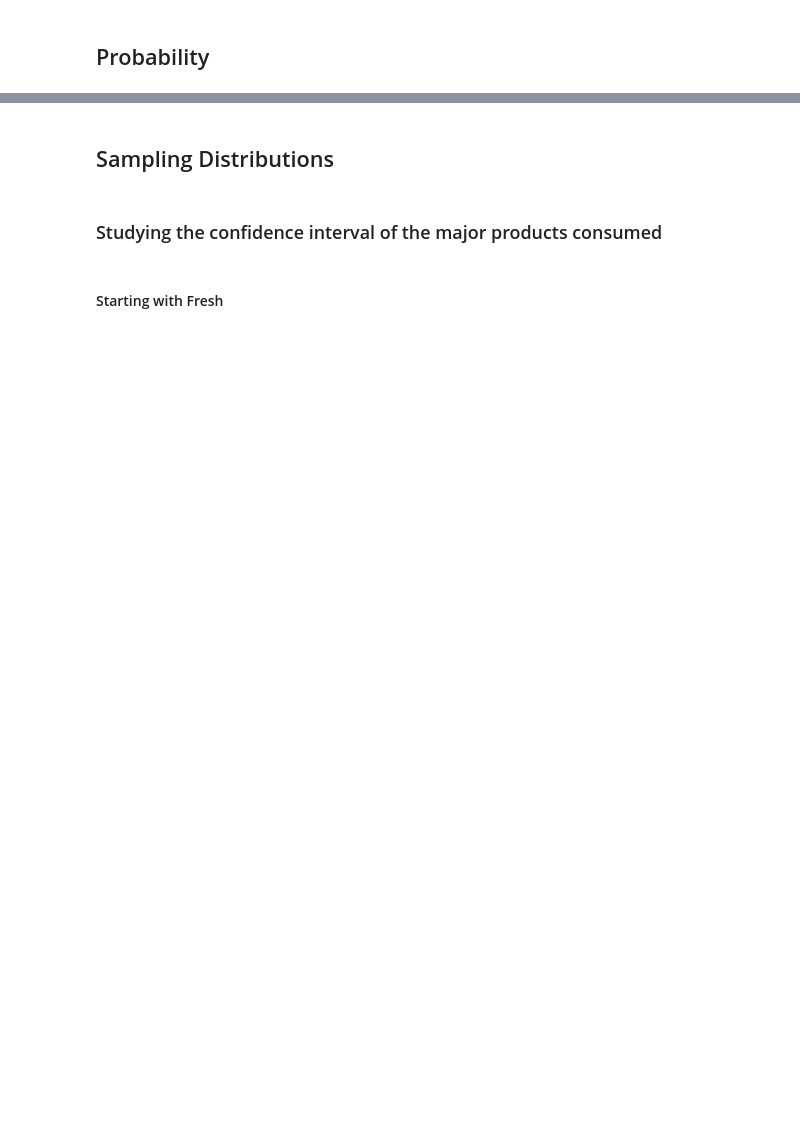
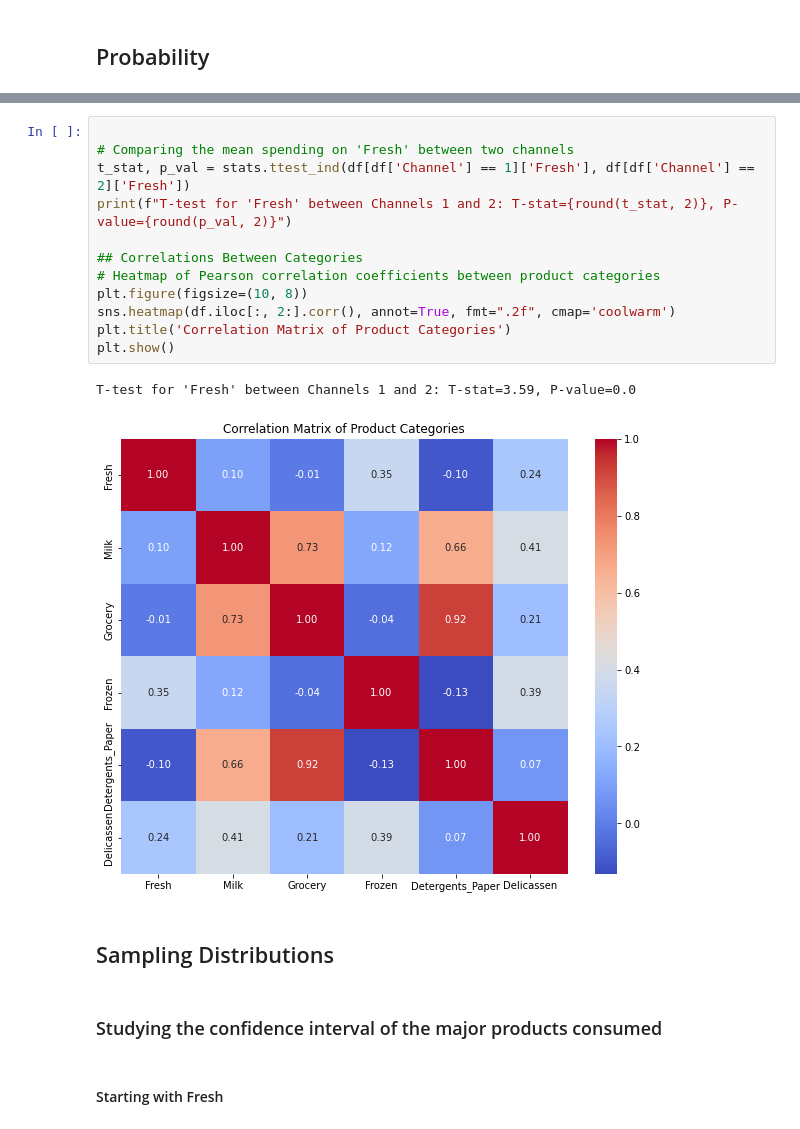
Before and after one commit to lopez-Luis89/Team_Project_AAI-500, a Jupyter notebook: Team Project AAI 500.ipynb, the cells around one changed output, grey strips where cells are left out. Saved outputs shown, nothing was run; the diff lists cells and outputs as text; blank space fills up the shorter version.

```diff
--- a/Team Project AAI 500.ipynb
+++ b/Team Project AAI 500.ipynb
@@ -49,3 +147,18 @@ Looks like the top selling products are Fresh, Milk and Groceries. Numbers are e
+# %%
+
+# Comparing the mean spending on 'Fresh' between two channels
+t_stat, p_val = stats.ttest_ind(df[df['Channel'] == 1]['Fresh'], df[df['Channel'] == 2]['Fresh'])
+print(f"T-test for 'Fresh' between Channels 1 and 2: T-stat={round(t_stat, 2)}, P-value={round(p_val, 2)}")
+
+## Correlations Between Categories
+# Heatmap of Pearson correlation coefficients between product categories
+plt.figure(figsize=(10, 8))
+sns.heatmap(df.iloc[:, 2:].corr(), annot=True, fmt=".2f", cmap='coolwarm')
+plt.title('Correlation Matrix of Product Categories')
+plt.show()
+# %% [output]
+T-test for 'Fresh' between Channels 1 and 2: T-stat=3.59, P-value=0.0
+[figure, added]
 # %% [markdown]
 ## Sampling Distributions
 # %% [markdown]
```
Also changed, not shown: parts of 25 cells of this notebook.
